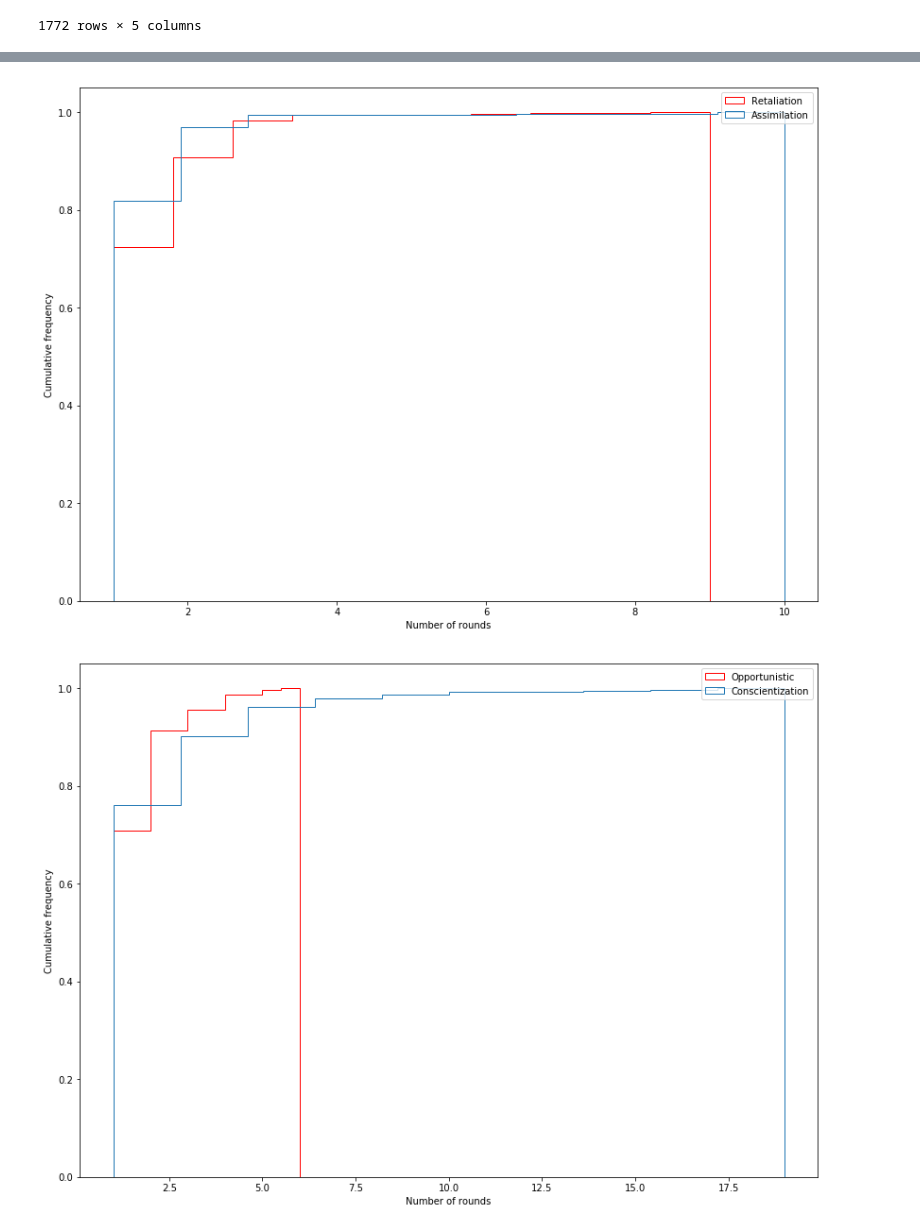
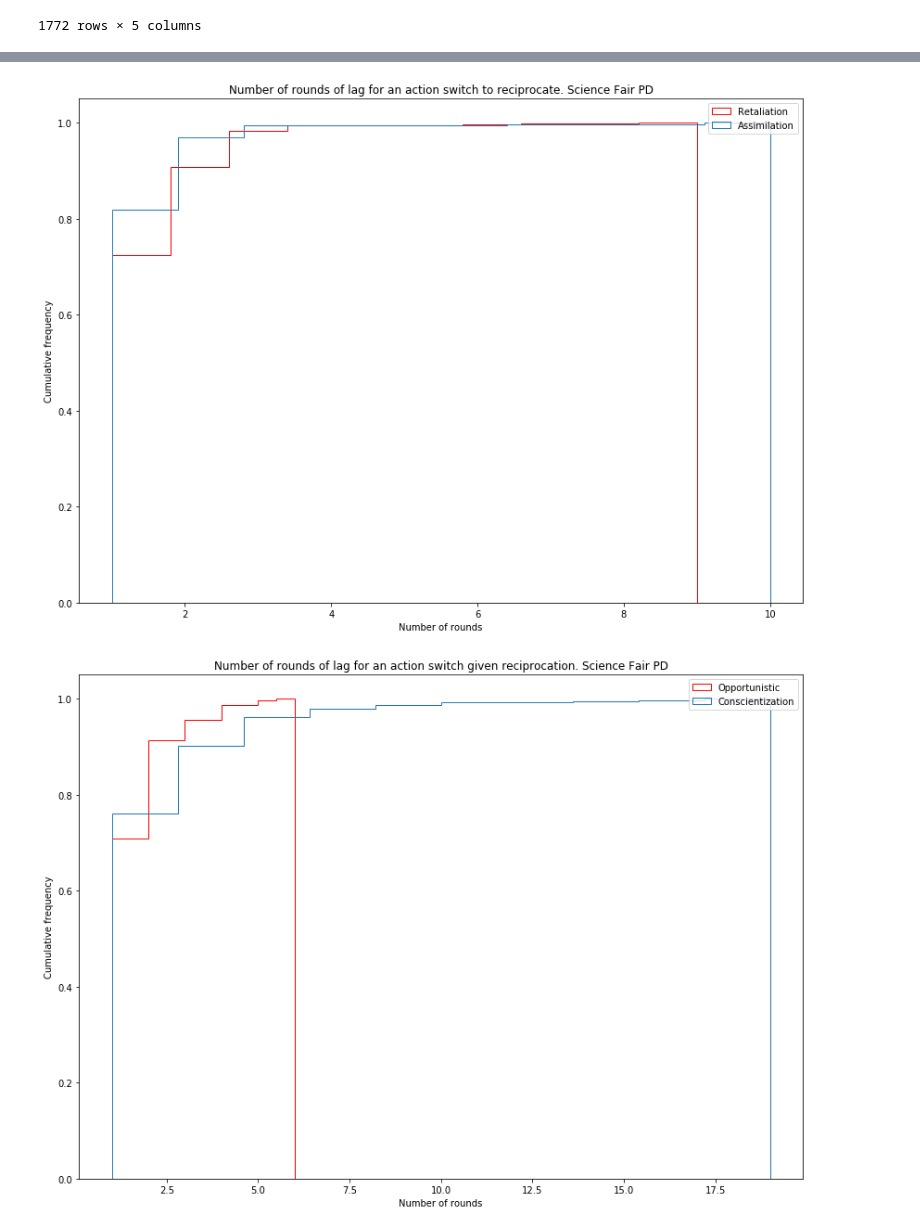
Before and after one commit to eladiomontero/DecisionTimes, a Jupyter notebook: Science Fair Experiment/ScienceFair/ScienceFairAnalysis.ipynb, the cells around one changed output, grey strips where cells are left out. Cells and saved outputs as stored; diff of their text form; code cells hidden in the pictures.

```diff
--- a/Science Fair Experiment/ScienceFair/ScienceFairAnalysis.ipynb
+++ b/Science Fair Experiment/ScienceFair/ScienceFairAnalysis.ipynb
@@ -411,26 +429,27 @@ Name: lag, dtype: int64
 # %%
 plt.figure(figsize = (14,10))
 switches.loc[(switches.context == 0) & (switches.type == "10")].lag.plot(
     kind = "hist",
     cumulative = 1,
     density = True,
     histtype='step',
     color = "r",
     label = "Retaliation")
 
 switches.loc[(switches.context == 1) & (switches.type == "01")].lag.plot(
     kind = "hist",
     cumulative = 1,
     density = True,
     histtype='step',
     label = "Assimilation"
 )
 plt.legend(loc = "best")
+plt.title("Number of rounds of lag for an action switch to reciprocate. Science Fair PD")
 plt.ylabel("Cumulative frequency")
 plt.xlabel("Number of rounds")
 plt.show()
 # %% [output]
-[figure, old version]
+[figure, new version]
 # %%
 plt.figure(figsize = (14,10))
 switches.loc[(switches.context == 1) & (switches.type == "10")].lag.plot(
@@ -450,7 +469,8 @@ switches.loc[(switches.context == 0) & (switches.type == "01")].lag.plot(
 )
 plt.legend(loc = "best")
 plt.ylabel("Cumulative frequency")
+plt.title("Number of rounds of lag for an action switch given reciprocation. Science Fair PD")
 plt.xlabel("Number of rounds")
 plt.show()
 # %% [output]
-[figure, old version]
+[figure, new version]
```
Also changed, not shown: parts of 2 cells of this notebook, 3 other files.
